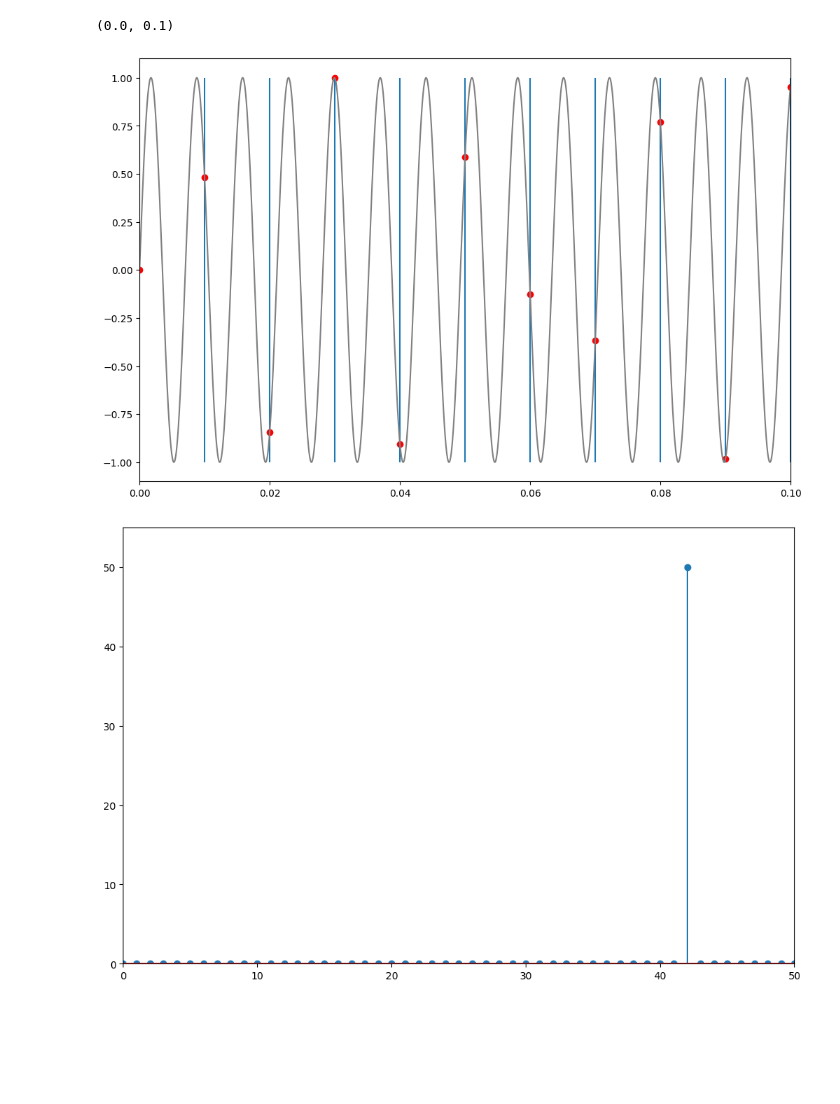
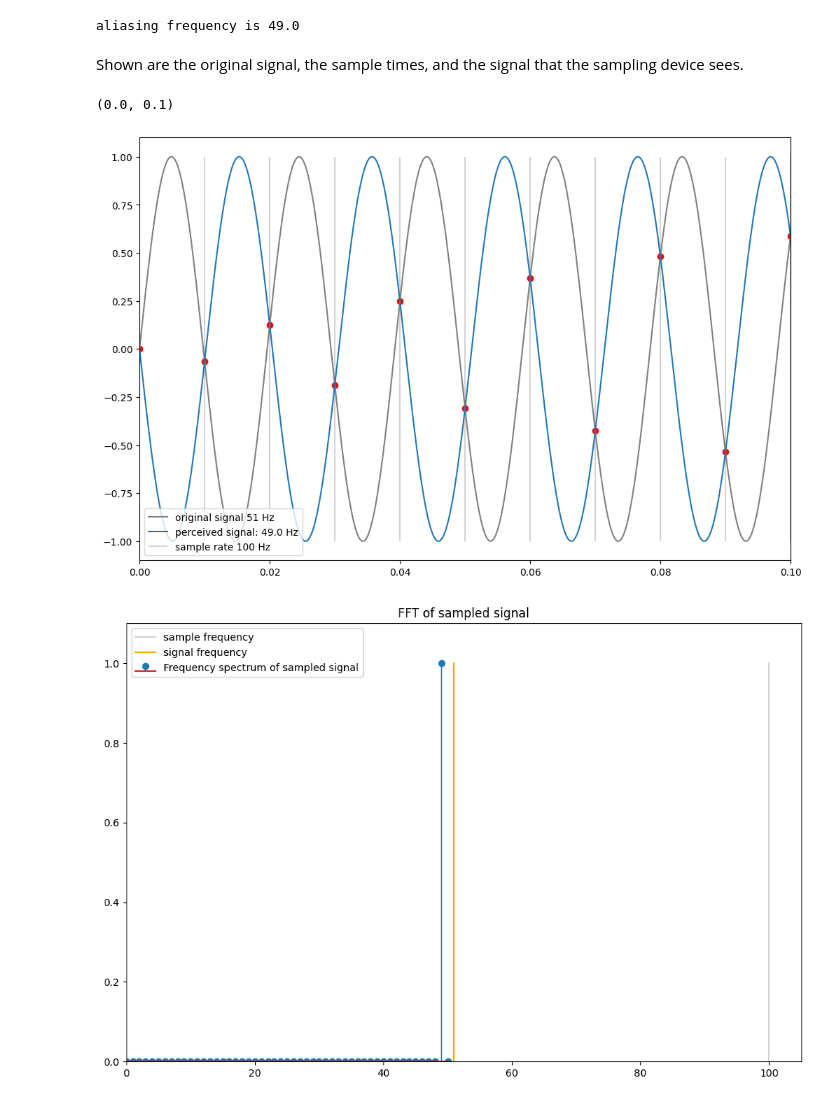
Before and after one commit to jdt1/notebooks, a Jupyter notebook: aliasing.ipynb, the cells around one changed output. Drawn from its saved outputs; the diff is of its cells as text; code cells hidden in the pictures; blank space fills up the shorter version.

Commit message:
visualisation working

```diff
--- a/aliasing.ipynb
+++ b/aliasing.ipynb
@@ -5,9 +5,9 @@ import numpy as np
 from math import pi
 # %%
 f_sample = 100     # [Hz] / [fps]
-f_signal1 = 42    # [Hz]
+f_signal = 51      # [Hz]
 # %%
-N = 1000000        # [-] number of points to calculate
+N = int(1e5)        # [-] number of points to calculate
 # %%
 p_sample = 1/f_sample  # [s]
 p_signal = 1/f_signal  # [s]
@@ -17,25 +17,49 @@ t = np.linspace(0,1,N)
 signal = np.sin(t*f_signal*2*pi)
 sample_times = np.linspace(0,1,f_sample+1)[:-1]
 sampled_signal = np.sin(2*pi*f_signal*sample_times)
+# %%
+yf = rfft(sampled_signal)
+xf = rfftfreq(f_sample, 1 / f_sample)
+
+# normalize
+yf = yf / sum(yf)
+
+f_alias = xf[np.argmax(abs(yf))]
+
+if abs(f_alias - f_signal) < 0.5:
+    print("no aliasing")
+    alias = signal
+else:
+    print(f"aliasing frequency is {f_alias}")
+    # note: a 180 degrees phase shift occurs
+    alias = -1*np.sin(t*f_alias*2*pi)
+# %% [output]
+aliasing frequency is 49.0
+# %% [markdown]
+Shown are the original signal, the sample times, and the signal that the sampling device sees.
 # %%
 fig=plt.figure(figsize=(12,8), dpi= 100, facecolor='w', edgecolor='k')
-plt.plot(t,signal,color='grey')
+plt.plot(t,signal,color='grey', label=f"original signal {f_signal} Hz")
+plt.plot(t,alias, label=f"perceived signal: {f_alias} Hz")
 plt.scatter(sample_times, sampled_signal,color='red')
-plt.vlines(sample_times,-1,1)
+plt.vlines(sample_times,-1,1, label=f"sample rate {f_sample} Hz", color='lightgrey')
 plt.plot
+plt.legend(loc='lower left')
 plt.xlim(sample_times[0],sample_times[10])
 # %% [output]
 (0.0, 0.1)
-[figure, old version]
+[figure, new version]
 # %%
 fig=plt.figure(figsize=(12,8), dpi= 100, facecolor='w', edgecolor='k')
 
-yf = rfft(sampled_signal)
-xf = rfftfreq(f_sample, 1 / f_sample)
+plt.stem(xf, np.abs(yf), label="Frequency spectrum of sampled signal")
+plt.xlim(0,round(1.05*f_sample))
+plt.ylim(0,1.1*max(abs(yf)))
+plt.title("FFT of sampled signal")
+plt.plot([f_sample, f_sample], [0, 1], label='sample frequency', c='lightgrey')
+plt.plot([f_signal, f_signal], [0, 1], label='signal frequency', c='orange')
 
-plt.stem(xf, np.abs(yf))
-plt.xlim(0,f_sample/2)
-plt.ylim(0,1.1*abs(max(yf)))
+plt.legend()
 plt.show()
 # %% [output]
-[figure, old version]
+[figure, new version]
```
